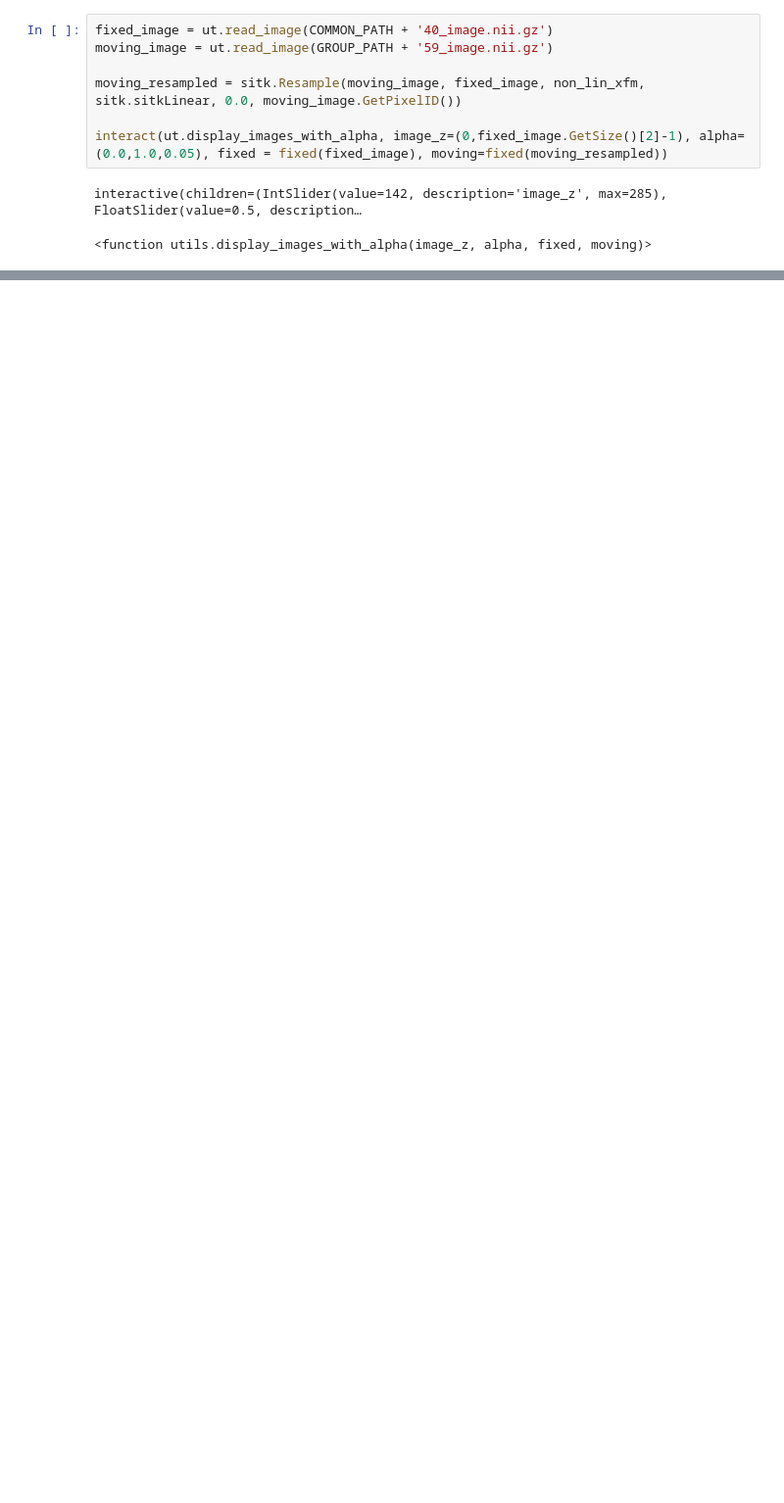
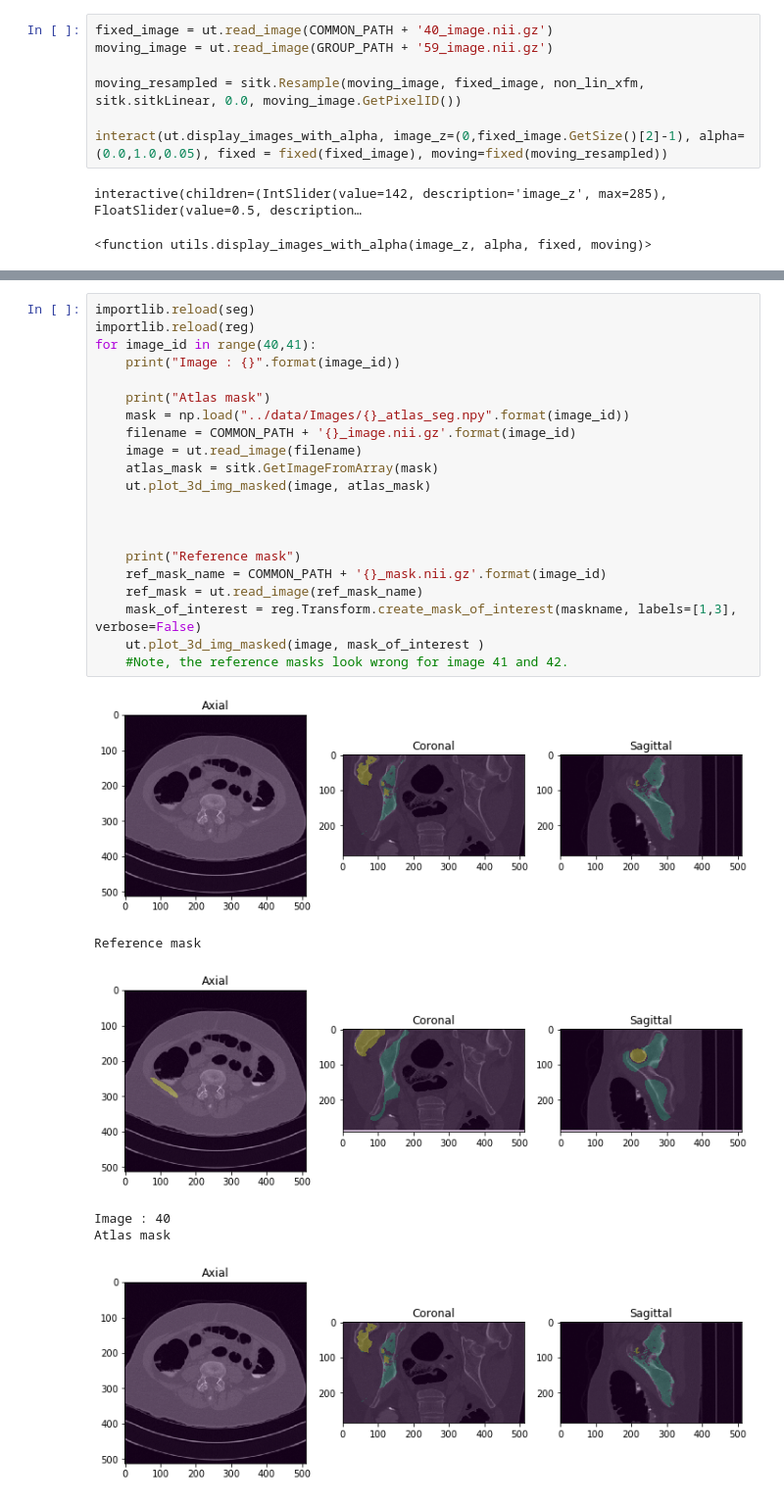
Before and after one commit to KenzaB27/segmentation-of-pelvic-bone, a Jupyter notebook: src/experiments.ipynb, the cells around one changed output, grey strips where cells are left out. Shown at 98% size. Drawn from its saved outputs; the diff is of its cells as text; blank space fills up the shorter version.

```diff
--- a/src/experiments.ipynb
+++ b/src/experiments.ipynb
@@ -167,0 +168,28 @@ atlas_seg.cmn_mask
+# %%
+importlib.reload(seg)
+importlib.reload(reg)
+for image_id in range(40,41):
+    print("Image : {}".format(image_id))
+
+    print("Atlas mask")
+    mask = np.load("../data/Images/{}_atlas_seg.npy".format(image_id))
+    filename = COMMON_PATH + '{}_image.nii.gz'.format(image_id)
+    image = ut.read_image(filename)
+    atlas_mask = sitk.GetImageFromArray(mask)
+    ut.plot_3d_img_masked(image, atlas_mask)
+
+
+
+    print("Reference mask")
+    ref_mask_name = COMMON_PATH + '{}_mask.nii.gz'.format(image_id)
+    ref_mask = ut.read_image(ref_mask_name)
+    mask_of_interest = reg.Transform.create_mask_of_interest(maskname, labels=[1,3], verbose=False)
+    ut.plot_3d_img_masked(image, mask_of_interest )
+    #Note, the reference masks look wrong for image 41 and 42.
+# %% [output]
+[figure, added]
+Reference mask
+[figure, added]
+Image : 40
+Atlas mask
+[figure, added]
```
Also changed, not shown: parts of 17 cells of this notebook, 3 other files.
